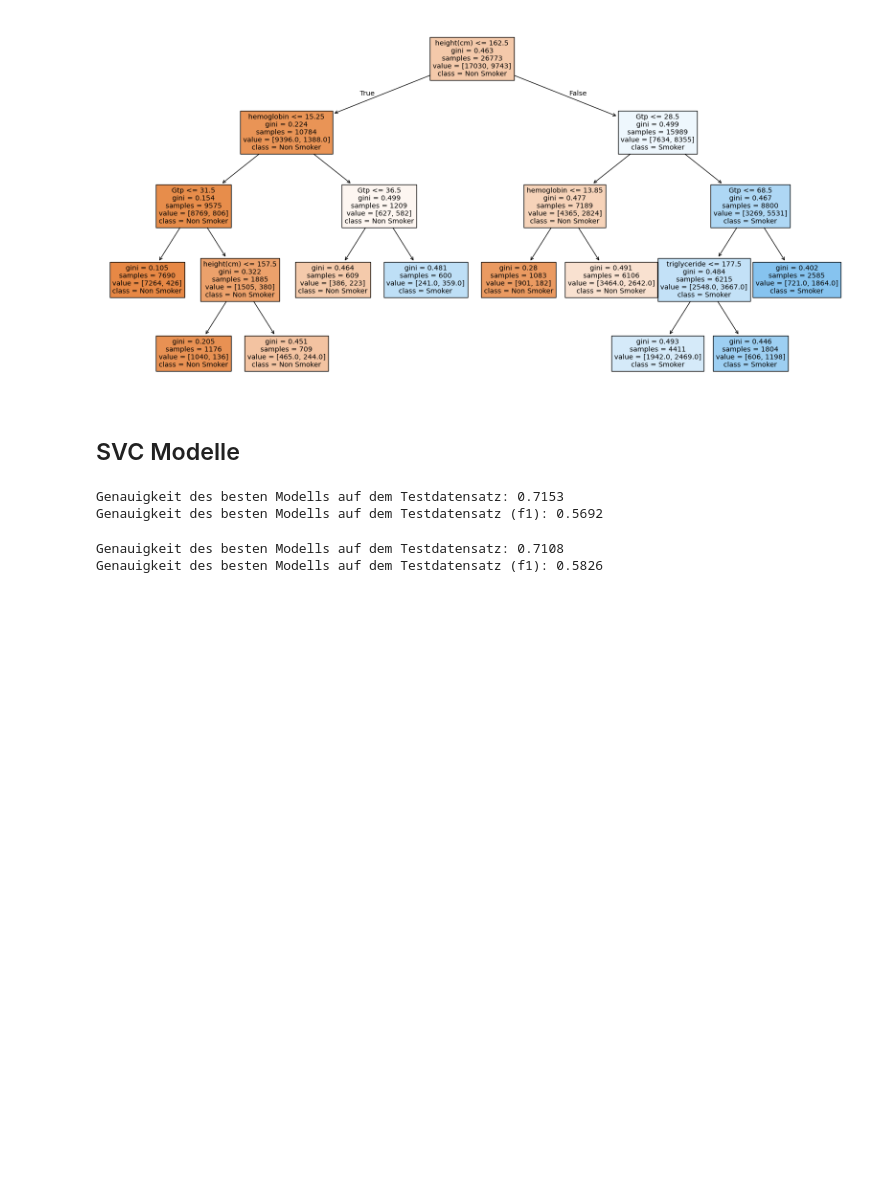
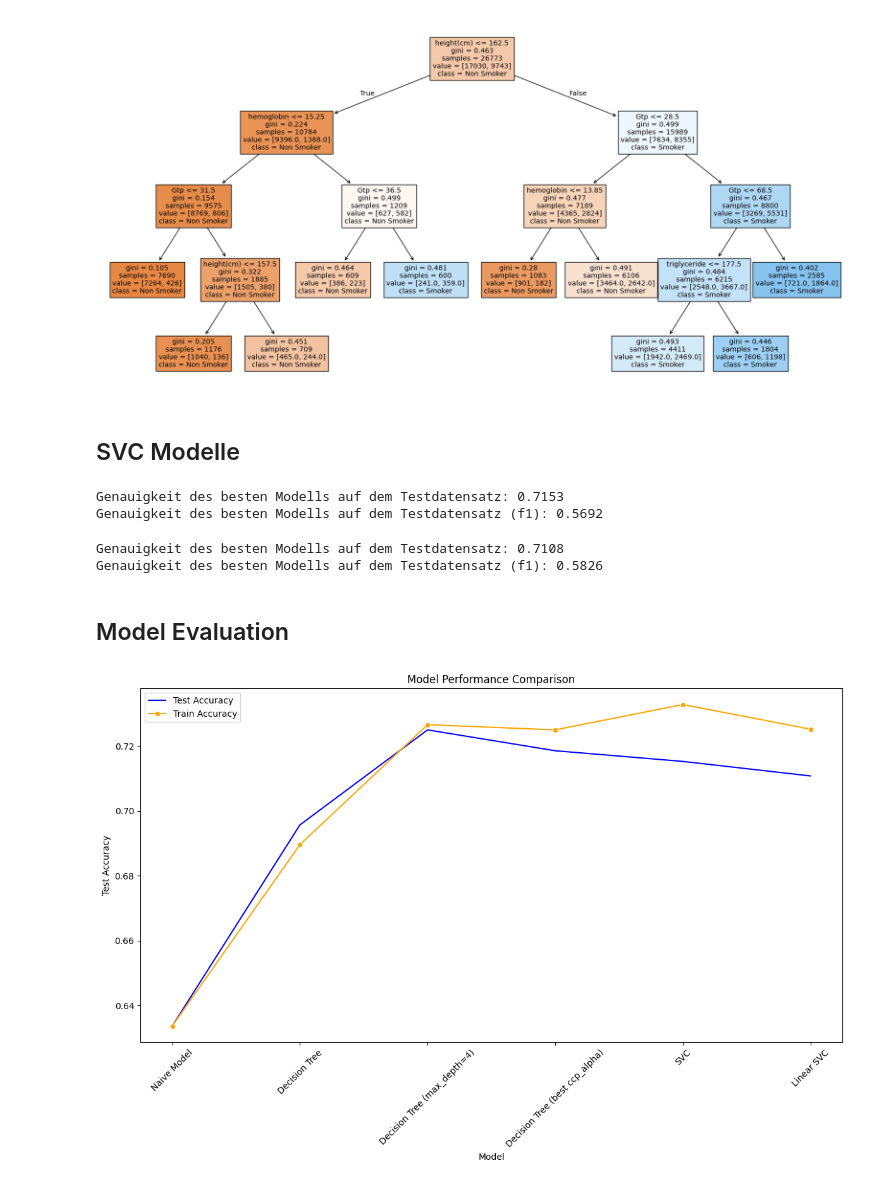
Before and after one commit to jonaRumberg/datascienceportfolio, a Jupyter notebook: smoker.ipynb, the cells around one changed output. Saved outputs shown, nothing was run; the diff lists cells and outputs as text; code cells hidden in the pictures; blank space fills up the shorter version.

Commit message:
evaluate models

```diff
--- a/smoker.ipynb
+++ b/smoker.ipynb
@@ -192,6 +201,9 @@ y_pred = dtc.predict(X_test)
 
 print('Accuracy of Decision Tree-Train: ', accuracy_score(y_pred_train, y_train))
 print('Accuracy of Decision Tree-Test: ', accuracy_score(y_pred, y_test))
+
+
+model_errors.append(['Decision Tree (max_depth=4)', 0, 0, accuracy_score(y_pred, y_test), accuracy_score(y_pred_train, y_train), f1_score(y_test, y_pred), f1_score(y_train, y_pred_train)])
 # %% [output]
 Accuracy of Decision Tree-Train:  0.7265902214918014
 Accuracy of Decision Tree-Test:  0.7249775918733193
@@ -252,6 +264,8 @@ print(f"Mean Squared Error des besten Modells auf dem Testdatensatz: {mean_squar
 plt.figure(figsize=(20, 10))
 plot_tree(best_dtc, filled=True, feature_names=X.columns, class_names=["Non Smoker", "Smoker"])
 plt.show()
+
+model_errors.append(['Decision Tree (best ccp_alpha)', 0, 0, accuracy, accuracy_score(y_train, best_dtc.predict(X_train)), f1, f1_score(y_train, best_dtc.predict(X_train))])
 # %% [output]
 Bestes ccp_alpha durch Cross-Validation: 0.0010413348470269396
 Genauigkeit des besten Modells auf dem Testdatensatz: 0.7186
@@ -280,6 +294,9 @@ accuracy = accuracy_score(y_test, y_pred)
 f1 = f1_score(y_test, y_pred)
 print(f"Genauigkeit des besten Modells auf dem Testdatensatz: {accuracy:.4f}")
 print(f"Genauigkeit des besten Modells auf dem Testdatensatz (f1): {f1:.4f}")
+
+
+model_errors.append(['SVC', 0, 0, accuracy, accuracy_score(y_train, svc_model.predict(X_train)), f1, f1_score(y_train, svc_model.predict(X_train))])
 # %% [output]
 Genauigkeit des besten Modells auf dem Testdatensatz: 0.7153
 Genauigkeit des besten Modells auf dem Testdatensatz (f1): 0.5692
@@ -303,6 +320,9 @@ accuracy = accuracy_score(y_test, y_pred)
 f1 = f1_score(y_test, y_pred)
 print(f"Genauigkeit des besten Modells auf dem Testdatensatz: {accuracy:.4f}")
 print(f"Genauigkeit des besten Modells auf dem Testdatensatz (f1): {f1:.4f}")
+
+
+model_errors.append(['Linear SVC', 0, 0, accuracy, accuracy_score(y_train, svc_model.predict(X_train)), f1, f1_score(y_train, svc_model.predict(X_train))])
 # %% [output]
 Genauigkeit des besten Modells auf dem Testdatensatz: 0.7108
 Genauigkeit des besten Modells auf dem Testdatensatz (f1): 0.5826
@@ -341,3 +361,18 @@ Genauigkeit des besten Modells auf dem Testdatensatz (f1): 0.5826
 # f1 = f1_score(y_test, y_pred)
 # print(f"Genauigkeit des besten Modells auf dem Testdatensatz: {accuracy:.4f}")
 # print(f"Genauigkeit des besten Modells auf dem Testdatensatz (f1): {f1:.4f}")
+# %% [markdown]
+## Model Evaluation
+# %%
+# Visualize model errors
+model_errors_df = pd.DataFrame(model_errors, columns=['Model', 'Test MSE', 'Train MSE', 'Test Accuracy', 'Train Accuracy', 'Test F1', 'Train F1'])
+plt.figure(figsize=(12, 8))
+sns.lineplot(x='Model', y='Test Accuracy', data=model_errors_df, color='blue', label='Test Accuracy')
+sns.lineplot(x='Model', y='Train Accuracy', data=model_errors_df, color='orange', label='Train Accuracy', marker='o')
+plt.xticks(rotation=45)
+plt.title('Model Performance Comparison')
+plt.legend()
+plt.tight_layout()
+plt.show()
+# %% [output]
+[figure, added]
```
Also changed, not shown: parts of 3 cells of this notebook.
